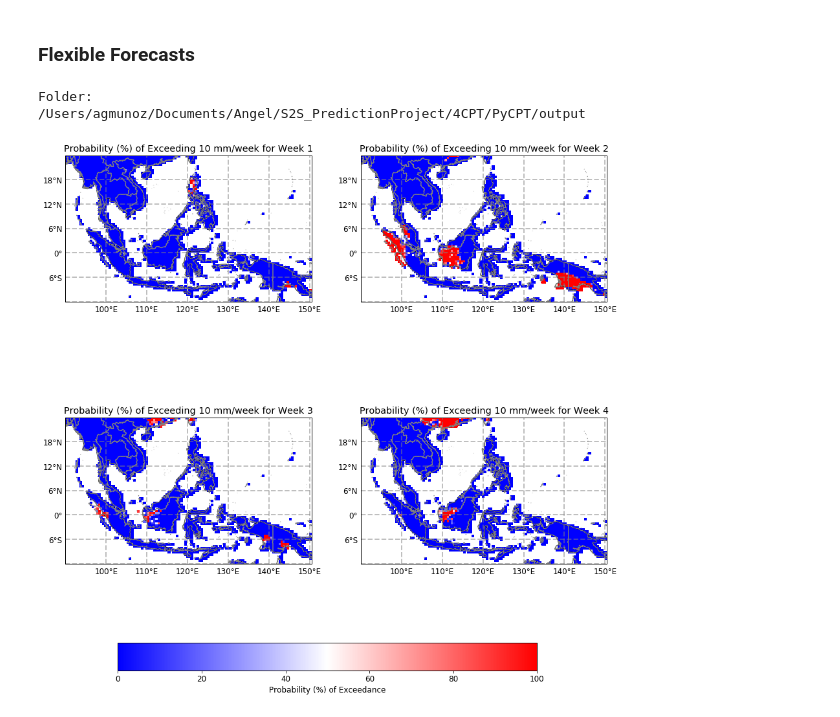
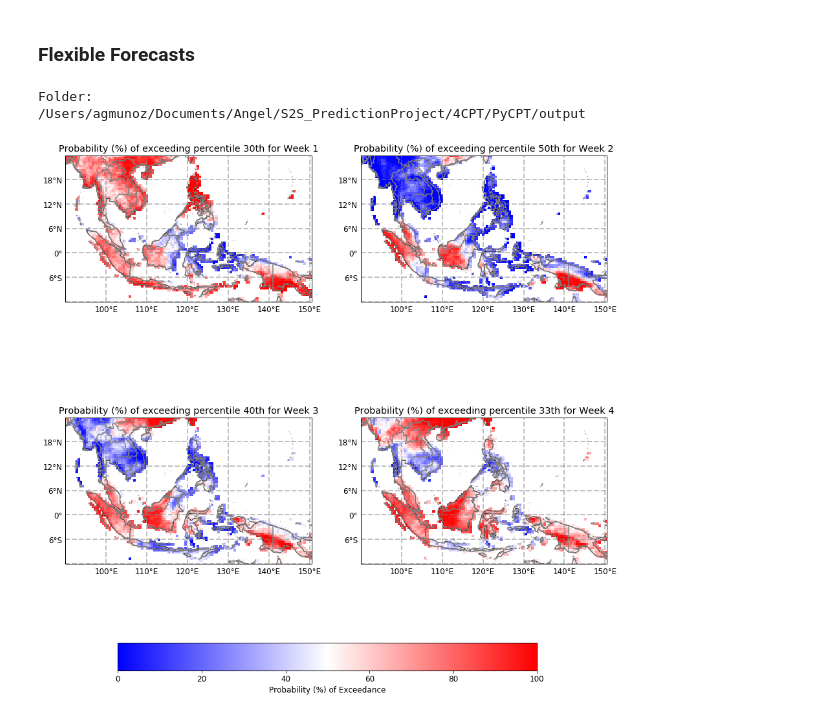
Before and after one commit to agmunozs/PyCPT, a Jupyter notebook: PyCPT_s2sv1.2.ipynb, the cells around one changed output. Cells and saved outputs as stored; diff of their text form; code cells hidden in the pictures.

Commit message:
Added options to the flexible format figures (see log)

```diff
--- a/PyCPT_s2sv1.2.ipynb
+++ b/PyCPT_s2sv1.2.ipynb
@@ -344,15 +340,17 @@ Folder:
 # %% [markdown]
 ### Flexible Forecasts
 # %%
-flexformat_threshold = 10 #threshold for the flexible format map (in mm/week -- remember: fcsts arw in ANOMALIES!)
+#threshold for the flexible format map (in mm/week -- remember: fcsts are in ANOMALIES!):
+flexformat_threshold = [0.3,0.5,0.4,0.33] #array (we need one threshold per week to forecast)
+ffthres_ispctl=True  #If True, flex format threshold is a percentile: 0.001 - 0.999
 
 print("Folder:")
 %cd $workdir/output
 plt.rcParams.update({'font.size': 12})
-pltmapff(flexformat_threshold,ntrain,wlo2,elo2,sla2,nla2,fprefix,mpref,training_season,mon,fday,nwk)
+pltmapff(flexformat_threshold,ffthres_ispctl,ntrain,wlo2,elo2,sla2,nla2,fprefix,mpref,training_season,mon,fday,nwk)
 plt.savefig("ProbFcst_Flex.pdf", dpi=300)
 # %% [output]
 Folder:
 /Users/agmunoz/Documents/Angel/S2S_PredictionProject/4CPT/PyCPT/output
-[figure, old version]
+[figure, new version]
 # %%
```
Also changed, not shown: parts of 6 cells of this notebook, 1 other file.
